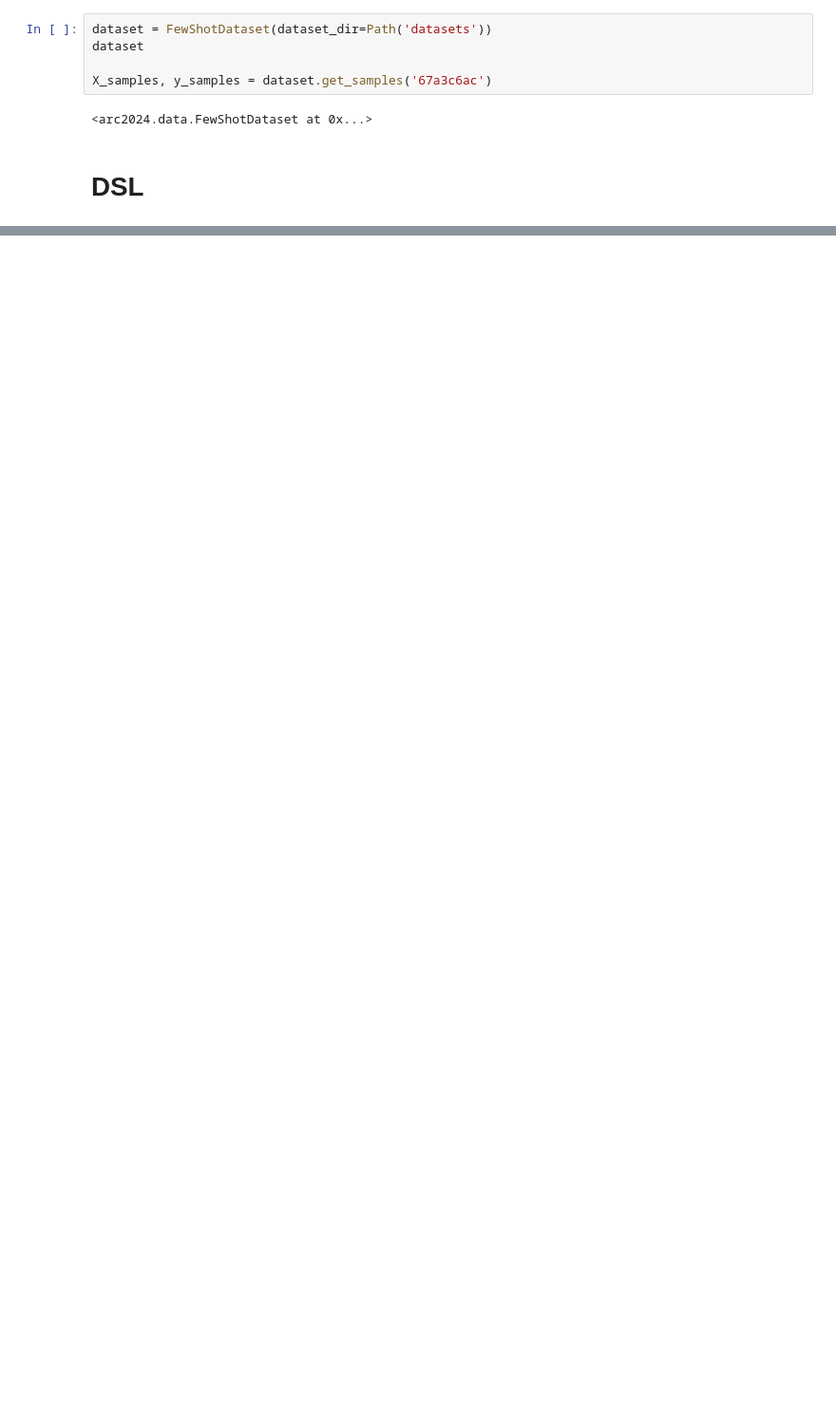
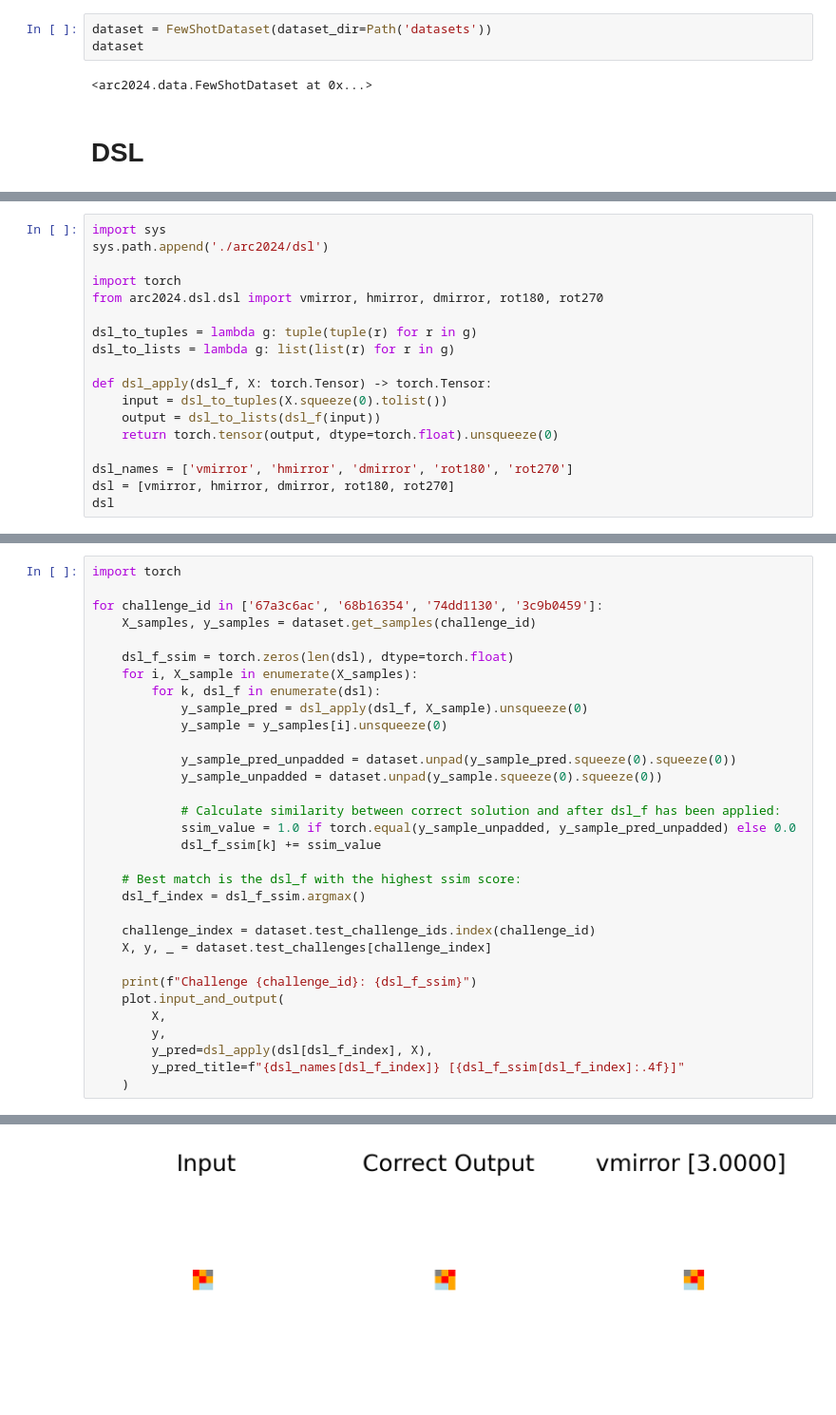
Before and after one commit to marbetschar/arc-prize-2024, a Jupyter notebook: Explore-DSL.ipynb, the cells around one changed output, grey strips where cells are left out. Shown at 95% size. Saved outputs shown, nothing was run; the diff lists cells and outputs as text; blank space fills up the shorter version.

```diff
--- a/Explore-DSL.ipynb
+++ b/Explore-DSL.ipynb
@@ -13,8 +12,6 @@ from arc2024.dsl
 # %%
 dataset = FewShotDataset(dataset_dir=Path('datasets'))
 dataset
-
-X_samples, y_samples = dataset.get_samples('67a3c6ac')
 # %% [output]
 <arc2024.data.FewShotDataset at 0x...>
 # %% [markdown]
@@ -196,0 +19,18 @@ ModuleNotFoundError: FrechetInceptionDistance metric requires that `Torch-fideli
+# %%
+import sys
+sys.path.append('./arc2024/dsl')
+
+import torch
+from arc2024.dsl.dsl import vmirror, hmirror, dmirror, rot180, rot270
+
+dsl_to_tuples = lambda g: tuple(tuple(r) for r in g)
+dsl_to_lists = lambda g: list(list(r) for r in g)
+
+def dsl_apply(dsl_f, X: torch.Tensor) -> torch.Tensor:
+    input = dsl_to_tuples(X.squeeze(0).tolist())
+    output = dsl_to_lists(dsl_f(input))
+    return torch.tensor(output, dtype=torch.float).unsqueeze(0)
+
+dsl_names = ['vmirror', 'hmirror', 'dmirror', 'rot180', 'rot270']
+dsl = [vmirror, hmirror, dmirror, rot180, rot270]
+dsl
@@ -196,0 +45,33 @@ ModuleNotFoundError: FrechetInceptionDistance metric requires that `Torch-fideli
+# %%
+import torch
+
+for challenge_id in ['67a3c6ac', '68b16354', '74dd1130', '3c9b0459']:
+    X_samples, y_samples = dataset.get_samples(challenge_id)
+
+    dsl_f_ssim = torch.zeros(len(dsl), dtype=torch.float)
+    for i, X_sample in enumerate(X_samples):
+        for k, dsl_f in enumerate(dsl):
+            y_sample_pred = dsl_apply(dsl_f, X_sample).unsqueeze(0)
+            y_sample = y_samples[i].unsqueeze(0)
+
+            y_sample_pred_unpadded = dataset.unpad(y_sample_pred.squeeze(0).squeeze(0))
+            y_sample_unpadded = dataset.unpad(y_sample.squeeze(0).squeeze(0))
+
+            # Calculate similarity between correct solution and after dsl_f has been applied:
+            ssim_value = 1.0 if torch.equal(y_sample_unpadded, y_sample_pred_unpadded) else 0.0
+            dsl_f_ssim[k] += ssim_value
+
+    # Best match is the dsl_f with the highest ssim score:
+    dsl_f_index = dsl_f_ssim.argmax()
+
+    challenge_index = dataset.test_challenge_ids.index(challenge_id)
+    X, y, _ = dataset.test_challenges[challenge_index]
+
+    print(f"Challenge {challenge_id}: {dsl_f_ssim}")
+    plot.input_and_output(
+        X,
+        y,
+        y_pred=dsl_apply(dsl[dsl_f_index], X),
+        y_pred_title=f"{dsl_names[dsl_f_index]} [{dsl_f_ssim[dsl_f_index]:.4f}]"
+    )
+# %% [output]
@@ -196,0 +79 @@ ModuleNotFoundError: FrechetInceptionDistance metric requires that `Torch-fideli
+[figure, added]
```
Also changed, not shown: parts of 17 cells of this notebook, 3 other files.
